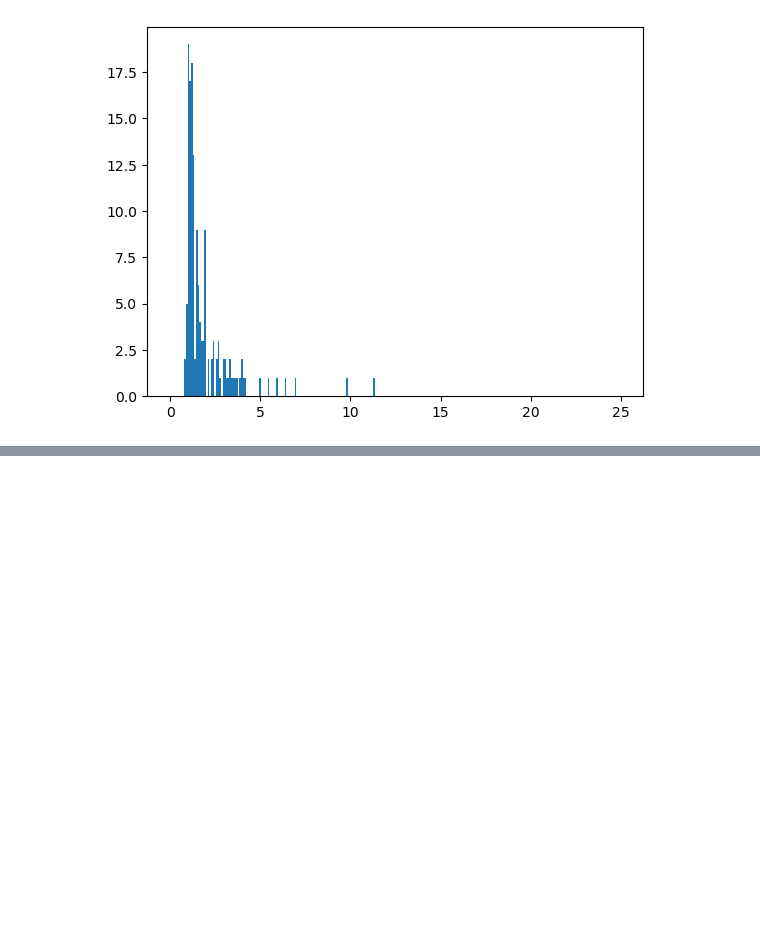
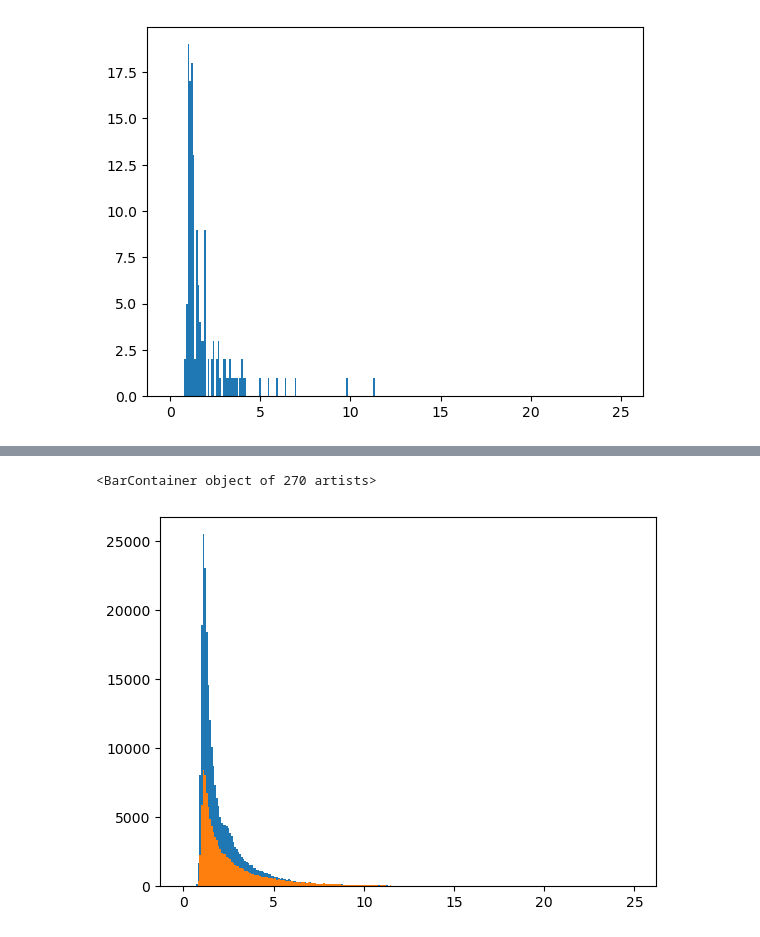
Before and after one commit to zoccoler/FLIM_analysis, a Jupyter notebook: notebooks/Open_PTU_files.ipynb, the cells around one changed output, grey strips where cells are left out. Cells and saved outputs as stored; diff of their text form; code cells hidden in the pictures; blank space fills up the shorter version.

```diff
--- a/notebooks/Open_PTU_files.ipynb
+++ b/notebooks/Open_PTU_files.ipynb
@@ -172,0 +168,18 @@ array([ 5.5, 17.5])
+# %%
+sum_intensity_roi1 = np.sum(roi1, axis = (1,2))
+sum_intensity_roi2 = np.sum(roi2, axis = (1,2))
+
+mask1 = sum_intensity_roi1 != 0
+mask2 = sum_intensity_roi2 != 0
+
+sum_intensity_roi1_non_zero = sum_intensity_roi1[mask1]
+sum_intensity_roi2_non_zero = sum_intensity_roi2[mask2]
+
+time_array_roi1 = time_array[mask1]
+time_array_roi2 = time_array[mask2]
+# %%
+plt.bar(time_array, sum_intensity_roi1, width = time_step)
+plt.bar(time_array, sum_intensity_roi2, width = time_step)
+# %% [output]
+<BarContainer object of 270 artists>
+[figure, added]
```
Also changed, not shown: parts of 11 cells of this notebook.
